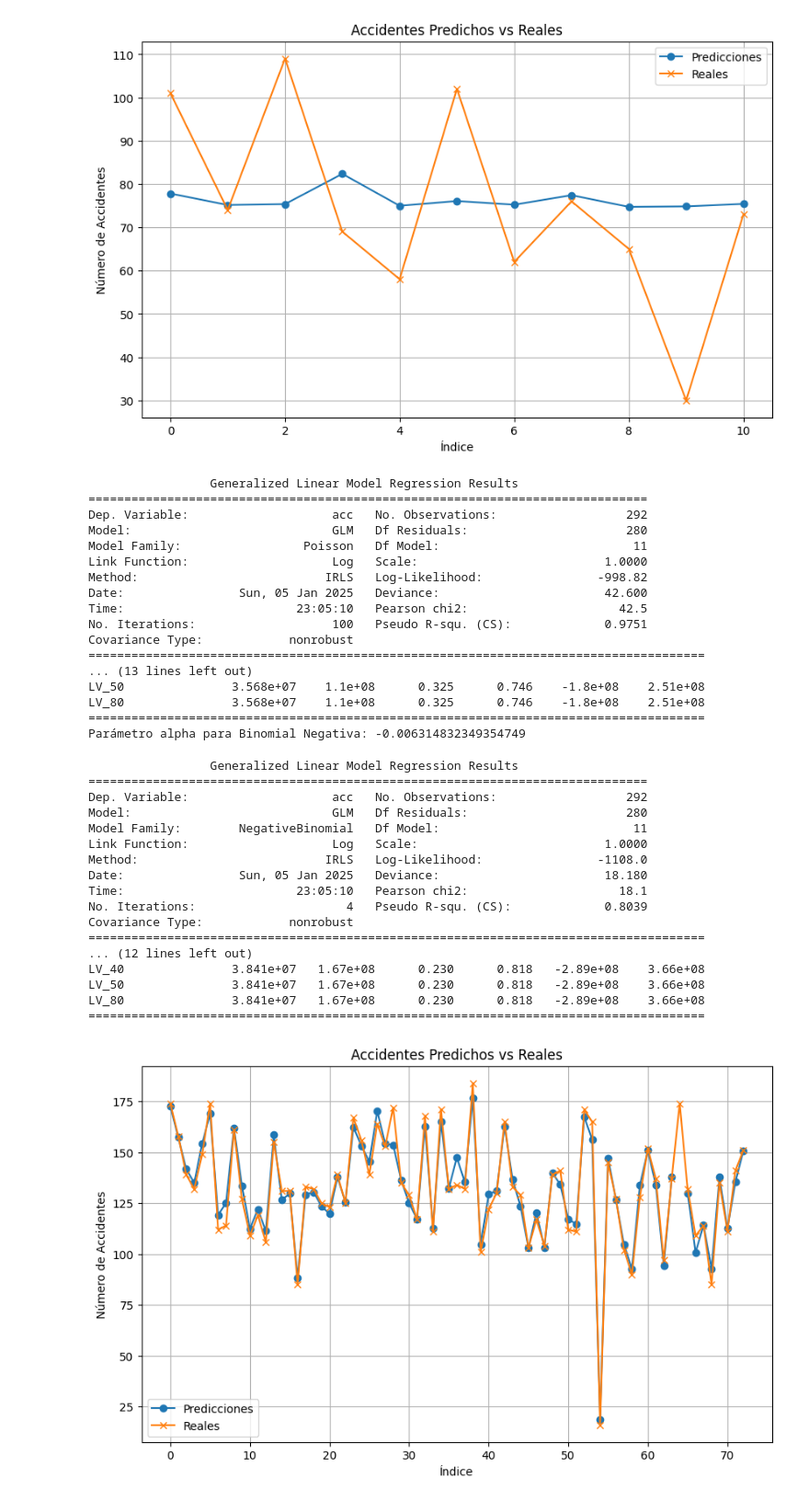
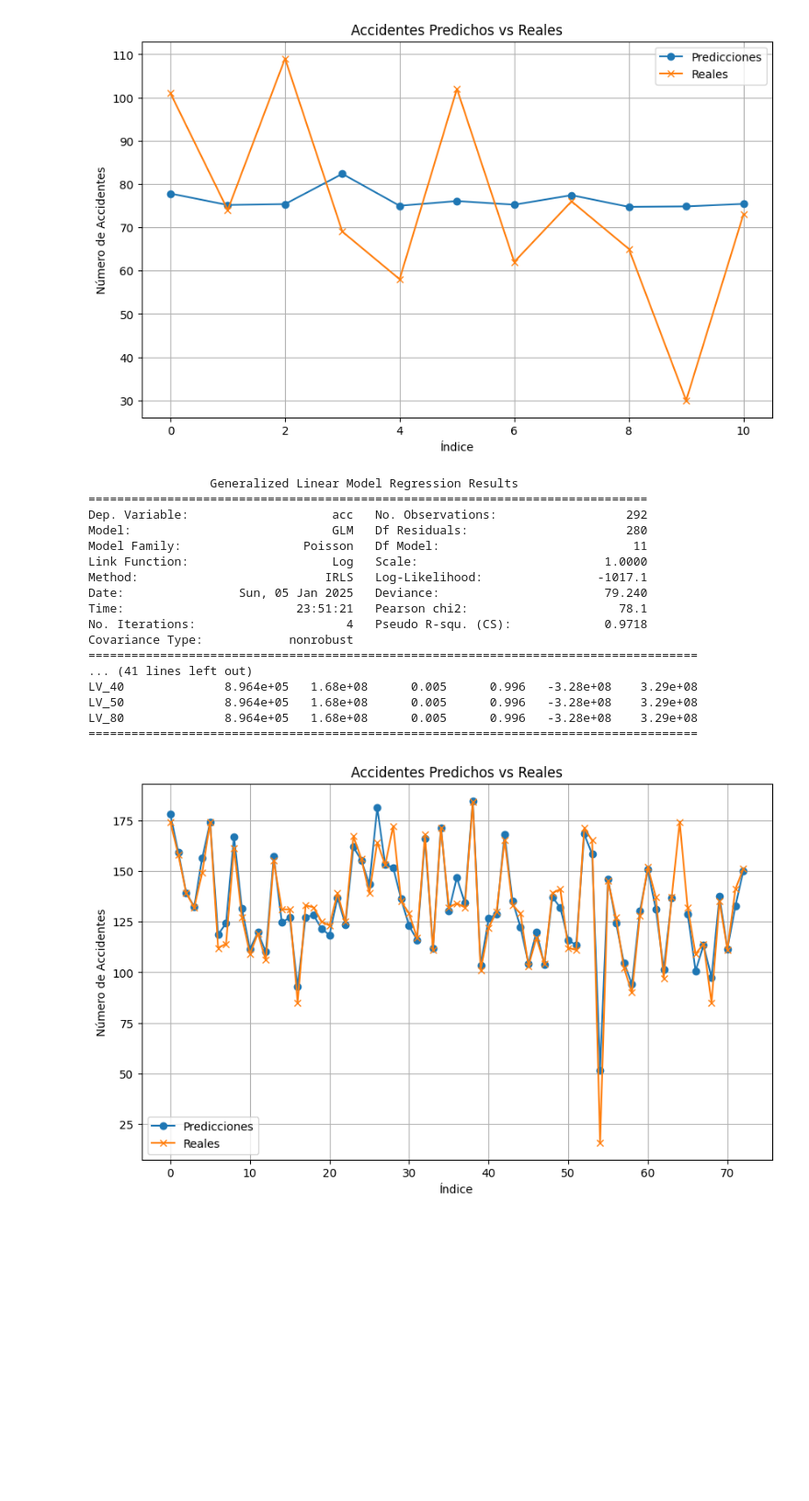
Before and after one commit to Gabriela2685/Accidentes, a Jupyter notebook: pruebass.ipynb, the cells around one changed output. Shown at 92% size. Saved outputs shown, nothing was run; the diff lists cells and outputs as text; code cells hidden in the pictures; blank space fills up the shorter version.

```diff
--- a/pruebass.ipynb
+++ b/pruebass.ipynb
@@ -439,7 +439,7 @@ data['dia_1'] = data['dia_1'].map({
 train_data, test_data = train_test_split(data, test_size=0.2, random_state=42)
 
 # Fórmula del modelo
-formula = ("""acc ~ np.log(TPDA_aprox) + p_no_semaforizada + p_semaforizada + dia_1 + dia_2 +"""
+formula = ("""acc ~ TPDA_aprox + p_no_semaforizada + p_semaforizada + dia_1 + dia_2 +"""
           """interseccion_Y + interseccion_T + interseccion_X + interseccion_RM +"""
           """LV_40 + LV_50 + LV_80"""
 )
@@ -469,58 +469,41 @@ alpha = max(aux_ols_model.params[0], 0.01)
 # Ajustar el modelo de Binomial Negativa si hay sobredispersión
 nb2_model = sm.GLM(y_train, X_train, family=sm.families.NegativeBinomial(alpha=alpha)).fit()
 print(nb2_model.summary())
 
 # Hacer predicciones en el conjunto de prueba
 nb2_predictions = nb2_model.get_prediction(X_test)
 predictions_summary = nb2_predictions.summary_frame()
 
 # Comparar predicciones con valores reales
 predicted_counts = predictions_summary['mean']
 actual_counts = y_test['acc']
 
 # Visualizar resultados
 plt.figure(figsize=(10, 6))
 plt.plot(predicted_counts.values, label='Predicciones', marker='o')
 plt.plot(actual_counts.values, label='Reales', marker='x')
 plt.title('Accidentes Predichos vs Reales')
 plt.xlabel('Índice')
 plt.ylabel('Número de Accidentes')
 plt.legend()
 plt.grid()
 plt.show()
 # %% [output]
                  Generalized Linear Model Regression Results
 ==============================================================================
 Dep. Variable:                    acc   No. Observations:                  292
 Model:                            GLM   Df Residuals:                      280
 Model Family:                 Poisson   Df Model:                           11
 Link Function:                    Log   Scale:                          1.0000
-Method:                          IRLS   Log-Likelihood:                -998.82
-Date:                Sun, 05 Jan 2025   Deviance:                       42.600
-Time:                        23:05:10   Pearson chi2:                     42.5
-No. Iterations:                   100   Pseudo R-squ. (CS):             0.9751
+Method:                          IRLS   Log-Likelihood:                -1017.1
+Date:                Sun, 05 Jan 2025   Deviance:                       79.240
+Time:                        23:51:21   Pearson chi2:                     78.1
+No. Iterations:                     4   Pseudo R-squ. (CS):             0.9718
 Covariance Type:            nonrobust
-======================================================================================
-... (13 lines left out)
-LV_50               3.568e+07    1.1e+08      0.325      0.746    -1.8e+08    2.51e+08
-LV_80               3.568e+07    1.1e+08      0.325      0.746    -1.8e+08    2.51e+08
-======================================================================================
-Parámetro alpha para Binomial Negativa: -0.006314832349354749
+=====================================================================================
+... (41 lines left out)
+LV_40              8.964e+05   1.68e+08      0.005      0.996   -3.28e+08    3.29e+08
+LV_50              8.964e+05   1.68e+08      0.005      0.996   -3.28e+08    3.29e+08
+LV_80              8.964e+05   1.68e+08      0.005      0.996   -3.28e+08    3.29e+08
+=====================================================================================
-                 Generalized Linear Model Regression Results
-==============================================================================
-Dep. Variable:                    acc   No. Observations:                  292
-Model:                            GLM   Df Residuals:                      280
-Model Family:        NegativeBinomial   Df Model:                           11
-Link Function:                    Log   Scale:                          1.0000
-Method:                          IRLS   Log-Likelihood:                -1108.0
-Date:                Sun, 05 Jan 2025   Deviance:                       18.180
-Time:                        23:05:10   Pearson chi2:                     18.1
-No. Iterations:                     4   Pseudo R-squ. (CS):             0.8039
-Covariance Type:            nonrobust
-======================================================================================
-... (12 lines left out)
-LV_40               3.841e+07   1.67e+08      0.230      0.818   -2.89e+08    3.66e+08
-LV_50               3.841e+07   1.67e+08      0.230      0.818   -2.89e+08    3.66e+08
-LV_80               3.841e+07   1.67e+08      0.230      0.818   -2.89e+08    3.66e+08
-======================================================================================
-[figure, old version]
+[figure, new version]
```
Also changed, not shown: parts of 1 cell of this notebook.
